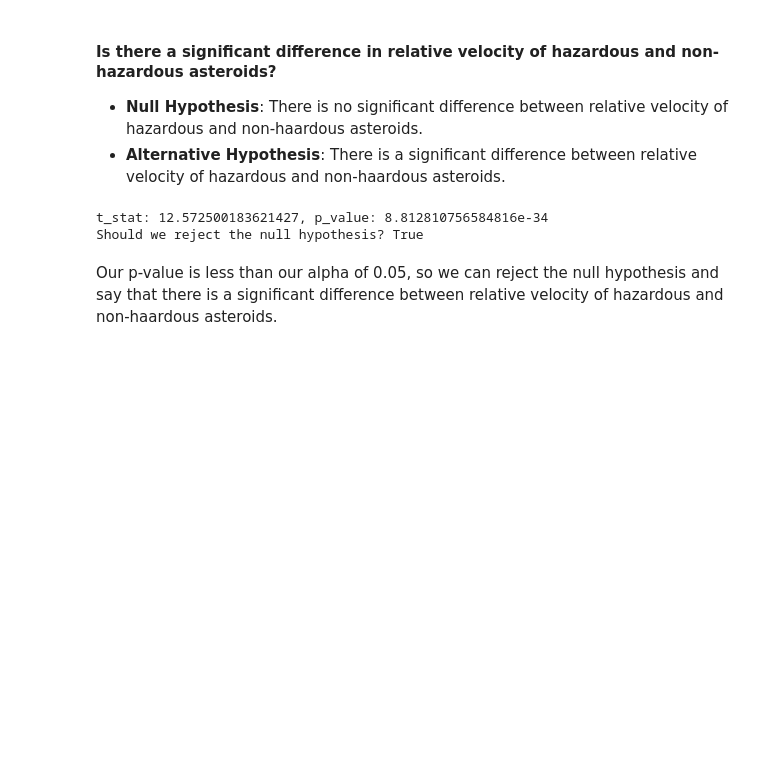
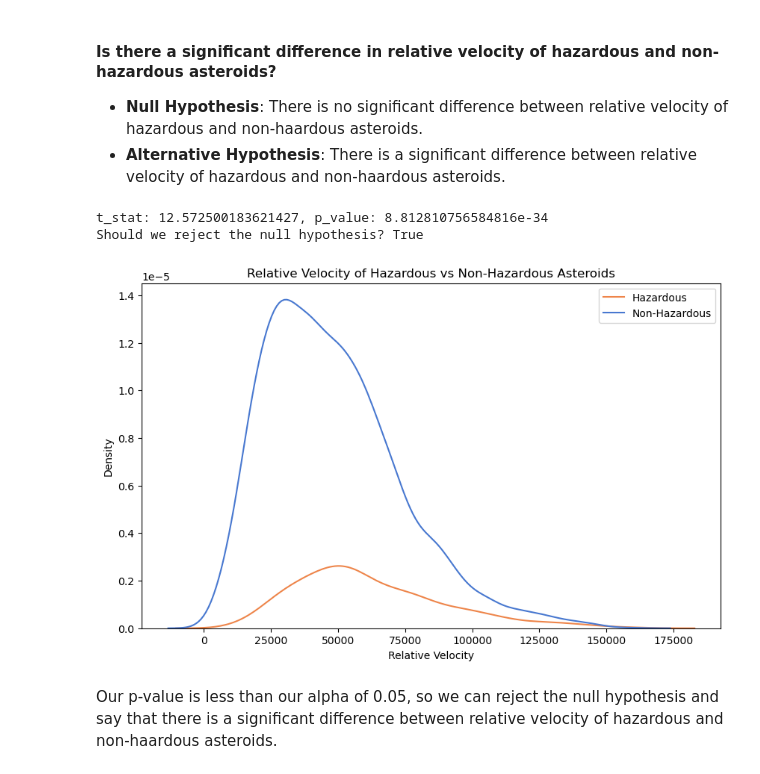
Before and after one commit to anbitasiregar/nasa-asteroid-analysis, a Jupyter notebook: notebooks/data_analysis.ipynb, the cells around one changed output. Saved outputs shown, nothing was run; the diff lists cells and outputs as text; code cells hidden in the pictures; blank space fills up the shorter version.

```diff
--- a/notebooks/data_analysis.ipynb
+++ b/notebooks/data_analysis.ipynb
@@ -321,6 +364,19 @@ print(f"Should we reject the null hypothesis? {p_value < alpha}")
 # %% [output]
 t_stat: 12.572500183621427, p_value: 8.812810756584816e-34
 Should we reject the null hypothesis? True
+# %%
+# Presentation Visual:
+# KDE of relative velocities of hazardous and non-hazardous asteroids
+
+plt.figure(figsize=(10, 6))
+
+sns.kdeplot(data=analysis_df, x="Relative Velocity km per hr", hue="Hazardous", legend=True, palette='muted')
+plt.title("Relative Velocity of Hazardous vs Non-Hazardous Asteroids")
+plt.xlabel("Relative Velocity")
+plt.legend([0, 1], labels=["Hazardous", "Non-Hazardous"])
+plt.show()
+# %% [output]
+[figure, added]
 # %% [markdown]
 Our p-value is less than our alpha of 0.05, so we can reject the null hypothesis and say that there is a significant difference between relative velocity of hazardous and non-haardous asteroids.
 # %% [markdown]
```
Also changed, not shown: parts of 6 cells of this notebook, 1 other file.
